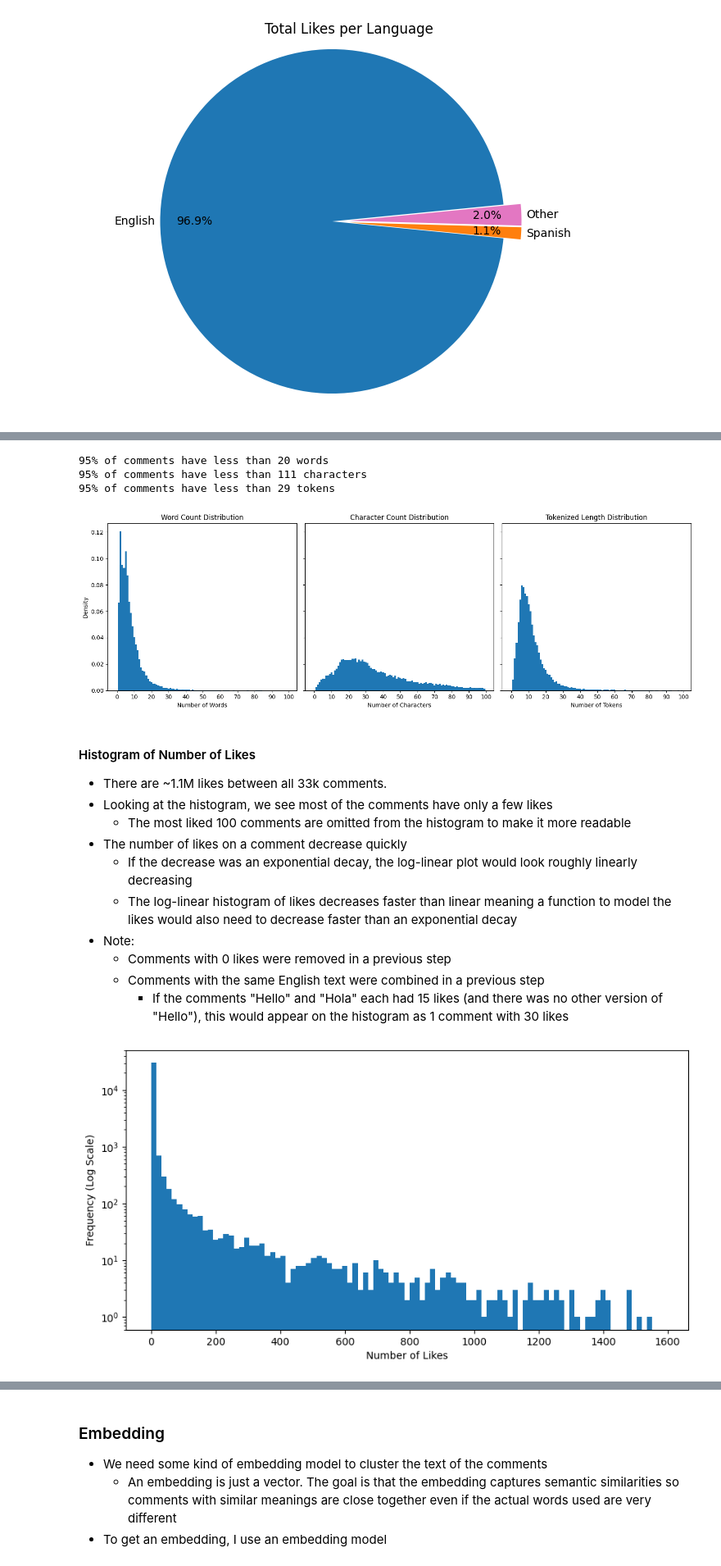
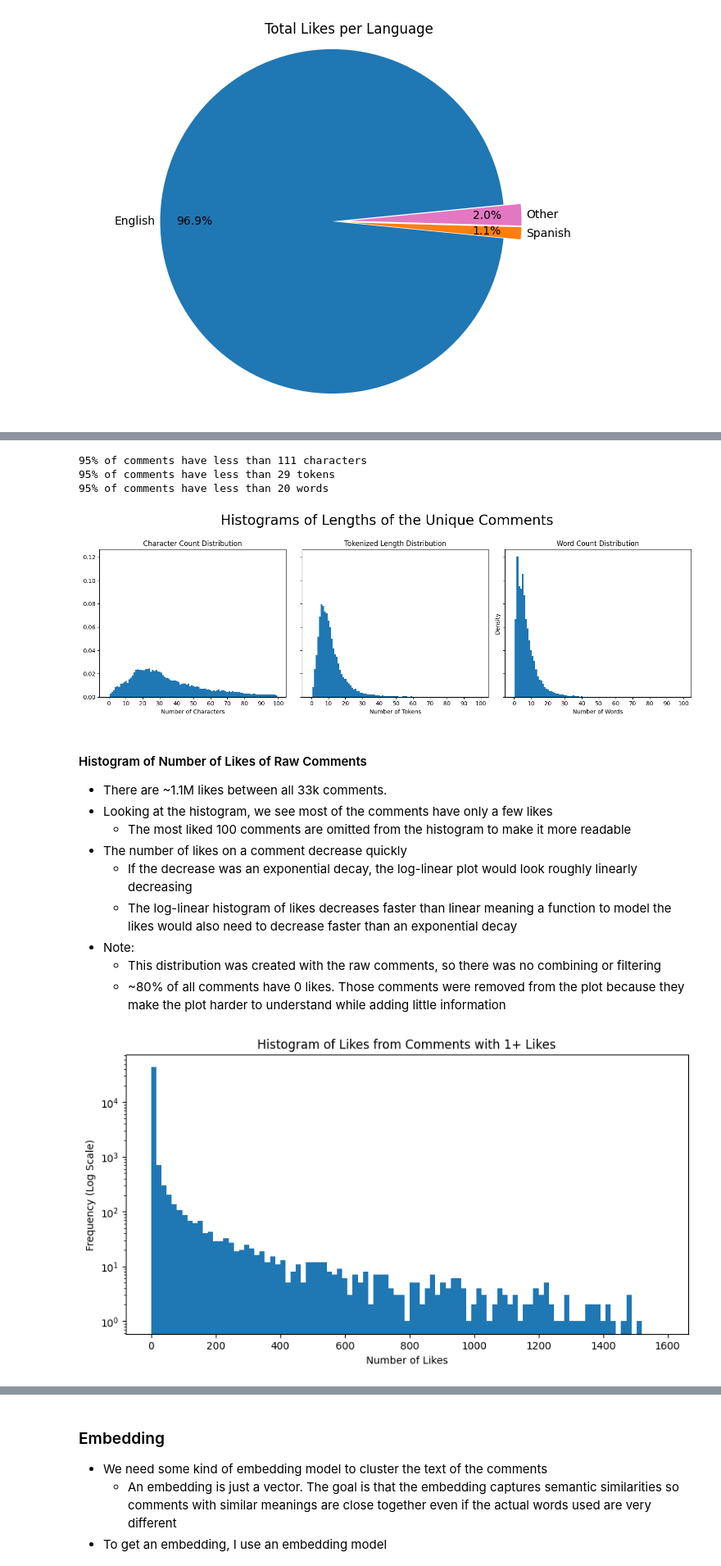
Before and after one commit to nickwcalifano/portfolio, a Jupyter notebook: text_clustering.ipynb, the cells around one changed output, grey strips where cells are left out. Shown at 82% size. Saved outputs shown, nothing was run; the diff lists cells and outputs as text; code cells hidden in the pictures.

Commit message:
wip more final edits - plots

```diff
--- a/text_clustering.ipynb
+++ b/text_clustering.ipynb
@@ -385,49 +394,50 @@ plt.show()
 # Histograms of Lengths
 
 # Calculate text statistics
-word_counts = final_comments["English Text"].apply(lambda x: len(x.split()))
 char_counts = final_comments["English Text"].apply(len)
 tokenizer = AutoTokenizer.from_pretrained(EMBEDDING_MODEL_ID)
 token_lengths = [len(tokenizer.encode(comment)) for comment in final_comments["English Text"]]
+word_counts = final_comments["English Text"].apply(lambda x: len(x.split()))
 
-print(f"95% of comments have less than {np.percentile(word_counts, 95).astype(int)} words")
 print(f"95% of comments have less than {np.percentile(char_counts, 95).astype(int)} characters")
 print(f"95% of comments have less than {np.percentile(token_lengths, 95).astype(int)} tokens")
+print(f"95% of comments have less than {np.percentile(word_counts, 95).astype(int)} words")
 
 # Create subplots with shared y-axis
 fig, axes = plt.subplots(1, 3, figsize=(15, 5), sharey=True)
 num_bins = 101
 tick_step = 10
 
-# Word Count Histogram
-axes[0].hist(word_counts, bins=np.arange(num_bins) - 0.5, density=True)
-axes[0].set_title("Word Count Distribution")
-axes[0].set_xlabel("Number of Words")
-axes[0].set_ylabel("Density")
+# Character Count Histogram
+axes[0].hist(char_counts, bins=np.arange(num_bins) - 0.5, density=True)
+axes[0].set_title("Character Count Distribution")
+axes[0].set_xlabel("Number of Characters")
 axes[0].set_xticks(np.arange(0, num_bins + 1, tick_step))
 
-# Character Count Histogram
-axes[1].hist(char_counts, bins=np.arange(num_bins) - 0.5, density=True)
-axes[1].set_title("Character Count Distribution")
-axes[1].set_xlabel("Number of Characters")
+# Tokenized Length Histogram
+axes[1].hist(token_lengths, bins=np.arange(num_bins) - 0.5, density=True)
+axes[1].set_title("Tokenized Length Distribution")
+axes[1].set_xlabel("Number of Tokens")
 axes[1].set_xticks(np.arange(0, num_bins + 1, tick_step))
 
-# Tokenized Length Histogram
-axes[2].hist(token_lengths, bins=np.arange(num_bins) - 0.5, density=True)
-axes[2].set_title("Tokenized Length Distribution")
-axes[2].set_xlabel("Number of Tokens")
+# Word Count Histogram
+axes[2].hist(word_counts, bins=np.arange(num_bins) - 0.5, density=True)
+axes[2].set_title("Word Count Distribution")
+axes[2].set_xlabel("Number of Words")
+axes[2].set_ylabel("Density")
 axes[2].set_xticks(np.arange(0, num_bins + 1, tick_step))
 
 # Adjust layout and show plot
+fig.suptitle("Histograms of Lengths of the Unique Comments", fontsize=24, y=1.0)
 plt.tight_layout()
 plt.show()
 # %% [output]
-95% of comments have less than 20 words
 95% of comments have less than 111 characters
 95% of comments have less than 29 tokens
+95% of comments have less than 20 words
-[figure, old version]
+[figure, new version]
 # %% [markdown]
-#### Histogram of Number of Likes
+#### Histogram of Number of Likes of Raw Comments
 * There are ~1.1M likes between all 33k comments.
 * Looking at the histogram, we see most of the comments have only a few likes
     * The most liked 100 comments are omitted from the histogram to make it more readable
@@ -435,18 +445,19 @@ plt.show()
     * If the decrease was an exponential decay, the log-linear plot would look roughly linearly decreasing
     * The log-linear histogram of likes decreases faster than linear meaning a function to model the likes would also need to decrease faster than an exponential decay
 * Note:
-    * Comments with 0 likes were removed in a previous step
-    * Comments with the same English text were combined in a previous step
-        * If the comments "Hello" and "Hola" each had 15 likes (and there was no other version of "Hello"), this would appear on the histogram as 1 comment with 30 likes
+    * This distribution was created with the raw comments, so there was no combining or filtering
+    * ~80% of all comments have 0 likes. Those comments were removed from the plot because they make the plot harder to understand while adding little information
 # %%
 # Histogram of Number of likes
 plt.figure(figsize=(10, 5))
-plt.hist(final_comments["Likes"], bins=np.arange(0, 1600, 16), log=True)
+liked_comments = raw_comments[raw_comments["Likes"] > 0]
+plt.hist(liked_comments["Likes"], bins=np.arange(0, 1600, 16), log=True)
+plt.title("Histogram of Likes from Comments with 1+ Likes")
 plt.xlabel("Number of Likes")
 plt.ylabel("Frequency (Log Scale)")
 plt.show()
 # %% [output]
-[figure, old version]
+[figure, new version]
 # %% [markdown]
 #### Cumulative Distribution of Likes
 * An alternative visualization of the histogram of number of likes is the cumulative distribution of likes
```
Also changed, not shown: parts of 8 cells of this notebook.
